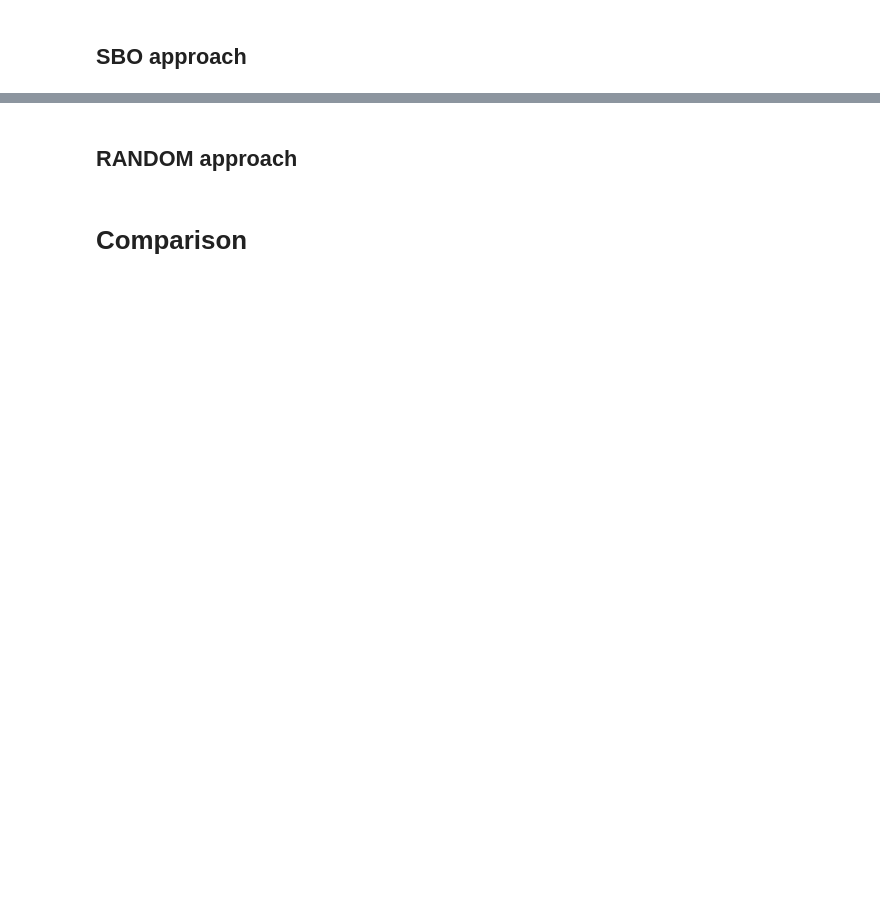
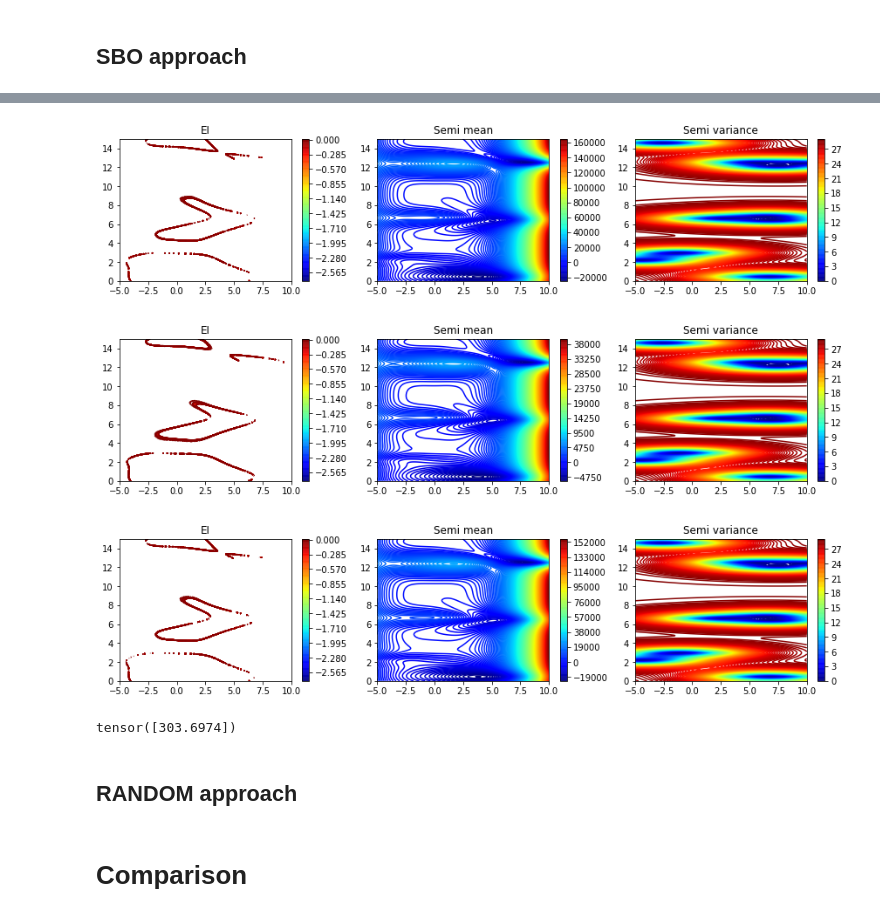
Before and after one commit to alan-turing-institute/SBO_Pyro, a Jupyter notebook: Performance_tests_working.ipynb, the cells around one changed output, grey strips where cells are left out. Cells and saved outputs as stored; diff of their text form; code cells hidden in the pictures; blank space fills up the shorter version.

```diff
--- a/Performance_tests_working.ipynb
+++ b/Performance_tests_working.ipynb
@@ -757,7 +748,7 @@ class SemiParametricModel(PyroModule):
         y_hat = mu + self.parametric_mean(X)
         pyro.sample('y', dist.Normal(y_hat, sigma))
         # return the mean, in case we want to ignore the GP noise for some reason later
-        return y_hat
+        return y_hat, sigma
 
 
 # Define the semiparametric model, and use an appropriate autoguide
@@ -788,3 +821,48 @@ predictive(torch.tensor([2.5, 7.5]).unsqueeze(0))
+# %%
+def plot_obj(obj_function):
+
+    steps = 1000
+    strides = 200
+
+    X1 = torch.linspace(const_x1_min, const_x1_max, steps)
+    X2 = torch.linspace(const_x2_min, const_x2_max, steps)
+
+    X1_mesh, X2_mesh = torch.meshgrid(X1, X2)
+
+    Z_mesh = obj_function(torch.stack((X1_mesh.flatten(), X2_mesh.flatten()), dim=1)).reshape(steps, steps)
+    plt.contour(
+        X1_mesh.detach().numpy(),
+        X2_mesh.detach().numpy(),
+        Z_mesh.detach().numpy(), strides)
+
+    plt.colorbar()
+# %%
+for i in range(3):
+    plt.figure(figsize=(15, 3))
+
+    with torch.no_grad(), semiparametric._pyro_context:
+        plt.subplot(1,3,1)
+        plt.title("EI")
+        f = lambda x: acquisition_func(semiparametric, x)
+        plot_obj(f)
+
+        plt.subplot(1,3,2)
+        plt.title("Semi mean")
+        f = lambda x: semiparametric(x)[0]
+        plot_obj(f)
+
+        plt.subplot(1,3,3)
+        plt.title("Semi variance")
+        f = lambda x: semiparametric(x)[1]
+        plot_obj(f)
+# %% [output]
+[figure, added]
+[figure, added]
+[figure, added]
+# %%
+semiparametric.parametric_mean(torch.tensor([[2.5, 7.5]]))
+# %% [output]
+tensor([303.6974])
 # %%
 sbo_tests_closest_points = []
 sbo_tests_search_points = []
```
Also changed, not shown: parts of 25 cells of this notebook.
